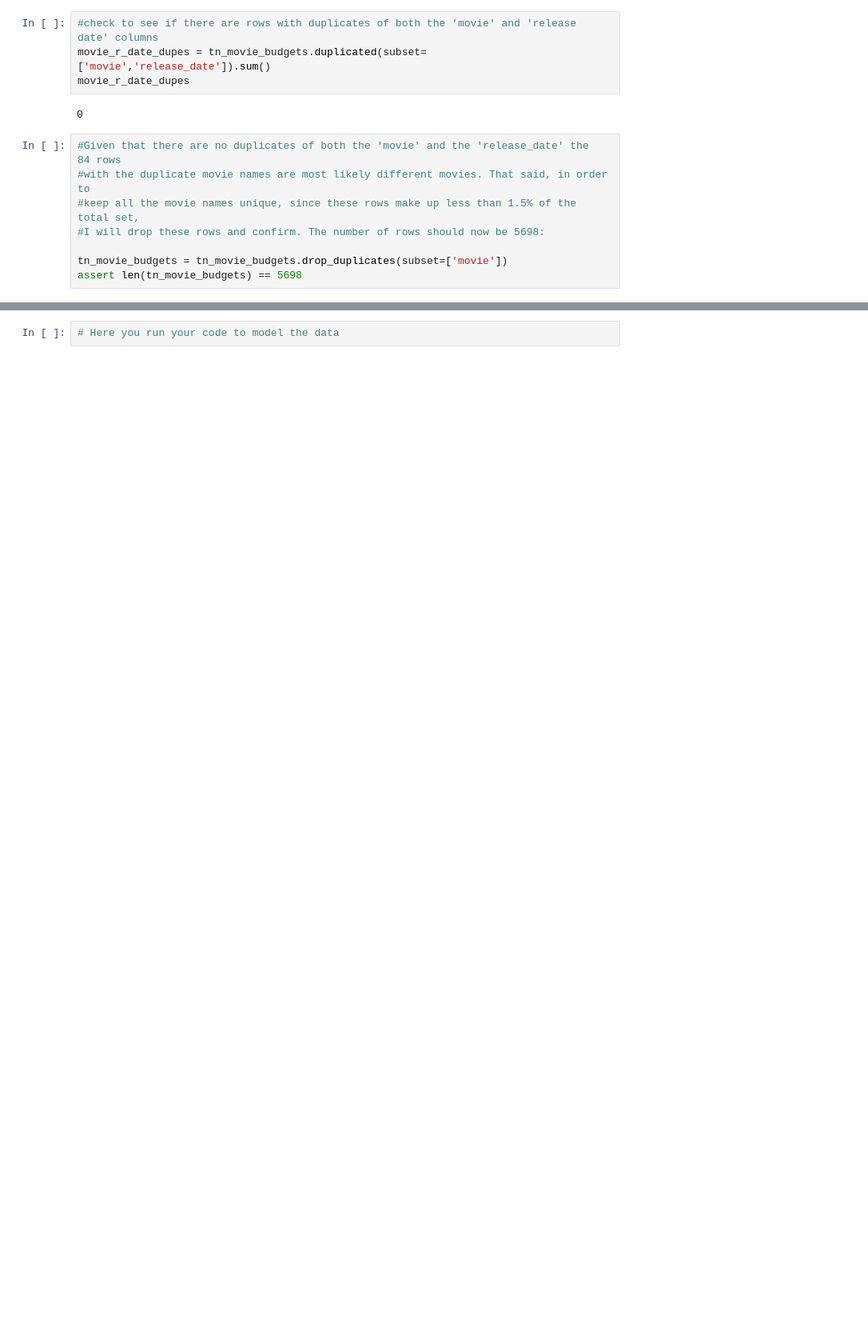
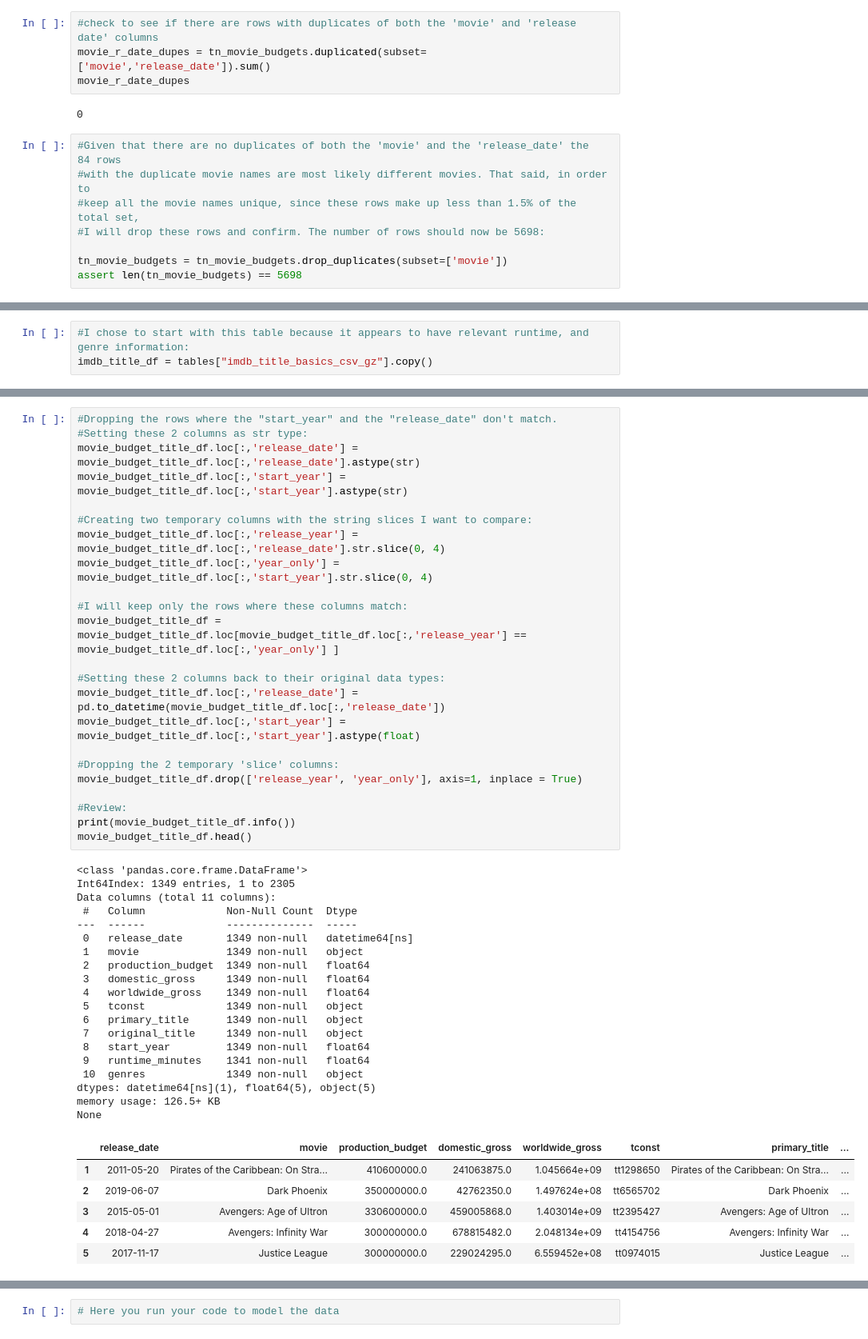
Before and after one commit to Freddy-2021/dsc-phase-1-project, a Jupyter notebook: student.ipynb, the cells around one changed output, grey strips where cells are left out. Shown: that part at 80% size. Saved outputs shown, nothing was run; the diff lists cells and outputs as text; blank space fills up the shorter version.

```diff
--- a/student.ipynb
+++ b/student.ipynb
@@ -549,0 +304,3 @@ movie_budget_title_df = movie_budget_title_dropna
+# %%
+#I chose to start with this table because it appears to have relevant runtime, and genre information:
+imdb_title_df = tables["imdb_title_basics_csv_gz"].copy()
@@ -549,0 +438,49 @@ movie_budget_title_df = movie_budget_title_dropna
+# %%
+#Dropping the rows where the "start_year" and the "release_date" don't match.
+#Setting these 2 columns as str type:
+movie_budget_title_df.loc[:,'release_date'] = movie_budget_title_df.loc[:,'release_date'].astype(str)
+movie_budget_title_df.loc[:,'start_year'] = movie_budget_title_df.loc[:,'start_year'].astype(str)
+
+#Creating two temporary columns with the string slices I want to compare:
+movie_budget_title_df.loc[:,'release_year'] = movie_budget_title_df.loc[:,'release_date'].str.slice(0, 4)
+movie_budget_title_df.loc[:,'year_only'] = movie_budget_title_df.loc[:,'start_year'].str.slice(0, 4)
+
+#I will keep only the rows where these columns match:
+movie_budget_title_df = movie_budget_title_df.loc[movie_budget_title_df.loc[:,'release_year'] == movie_budget_title_df.loc[:,'year_only'] ]
+
+#Setting these 2 columns back to their original data types:
+movie_budget_title_df.loc[:,'release_date'] = pd.to_datetime(movie_budget_title_df.loc[:,'release_date'])
+movie_budget_title_df.loc[:,'start_year'] = movie_budget_title_df.loc[:,'start_year'].astype(float)
+
+#Dropping the 2 temporary 'slice' columns:
+movie_budget_title_df.drop(['release_year', 'year_only'], axis=1, inplace = True)
+
+#Review:
+print(movie_budget_title_df.info())
+movie_budget_title_df.head()
+# %% [output]
+<class 'pandas.core.frame.DataFrame'>
+Int64Index: 1349 entries, 1 to 2305
+Data columns (total 11 columns):
+ #   Column             Non-Null Count  Dtype
+---  ------             --------------  -----
+ 0   release_date       1349 non-null   datetime64[ns]
+ 1   movie              1349 non-null   object
+ 2   production_budget  1349 non-null   float64
+ 3   domestic_gross     1349 non-null   float64
+ 4   worldwide_gross    1349 non-null   float64
+ 5   tconst             1349 non-null   object
+ 6   primary_title      1349 non-null   object
+ 7   original_title     1349 non-null   object
+ 8   start_year         1349 non-null   float64
+ 9   runtime_minutes    1341 non-null   float64
+ 10  genres             1349 non-null   object
+dtypes: datetime64[ns](1), float64(5), object(5)
+memory usage: 126.5+ KB
+None
+|  | release_date | movie | production_budget | domestic_gross | worldwide_gross | tconst | primary_title | ... |
+| 1 | 2011-05-20 | Pirates of the Caribbean: On Stra... | 410600000.0 | 241063875.0 | 1.045664e+09 | tt1298650 | Pirates of the Caribbean: On Stra... | ... |
+| 2 | 2019-06-07 | Dark Phoenix | 350000000.0 | 42762350.0 | 1.497624e+08 | tt6565702 | Dark Phoenix | ... |
+| 3 | 2015-05-01 | Avengers: Age of Ultron | 330600000.0 | 459005868.0 | 1.403014e+09 | tt2395427 | Avengers: Age of Ultron | ... |
+| 4 | 2018-04-27 | Avengers: Infinity War | 300000000.0 | 678815482.0 | 2.048134e+09 | tt4154756 | Avengers: Infinity War | ... |
+| 5 | 2017-11-17 | Justice League | 300000000.0 | 229024295.0 | 6.559452e+08 | tt0974015 | Justice League | ... |
```
Also changed, not shown: parts of 51 cells of this notebook.
